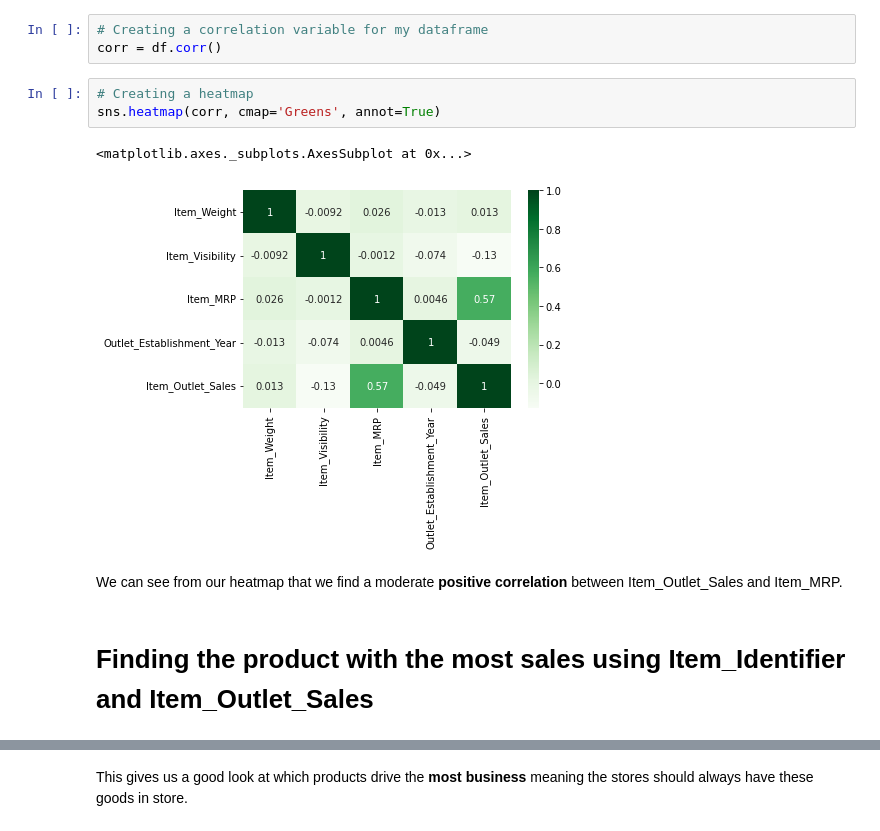
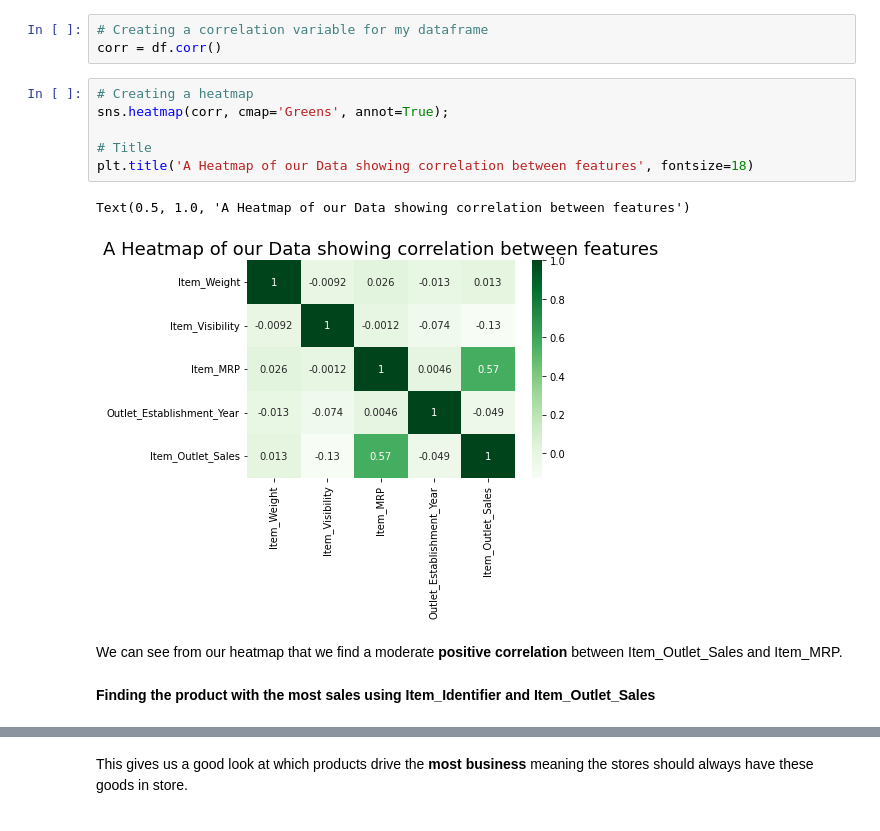
Before and after one commit to Kamal-Moha/Food-Sales-Predictions, a Jupyter notebook: Food_Sales_Prediction_2.ipynb, the cells around one changed output, grey strips where cells are left out. Saved outputs shown, nothing was run; the diff lists cells and outputs as text.

```diff
--- a/Food_Sales_Prediction_2.ipynb
+++ b/Food_Sales_Prediction_2.ipynb
@@ -304,13 +332,16 @@ From this boxplot;
 corr = df.corr()
 # %%
 # Creating a heatmap
-sns.heatmap(corr, cmap='Greens', annot=True)
+sns.heatmap(corr, cmap='Greens', annot=True);
+
+# Title
+plt.title('A Heatmap of our Data showing correlation between features', fontsize=18)
 # %% [output]
-<matplotlib.axes._subplots.AxesSubplot at 0x...>
+Text(0.5, 1.0, 'A Heatmap of our Data showing correlation between features')
-[figure, old version]
+[figure, new version]
 # %% [markdown]
 We can see from our heatmap that we find a moderate **positive correlation**  between Item_Outlet_Sales and Item_MRP.
 # %% [markdown]
-# **Finding the product with the most sales using Item_Identifier and Item_Outlet_Sales**
+**Finding the product with the most sales using Item_Identifier and Item_Outlet_Sales**
 # %%
 # First grouping by Item_Identifier and then finding the sum of Item_Outlet_Sales
```
Also changed, not shown: parts of 17 cells of this notebook.
